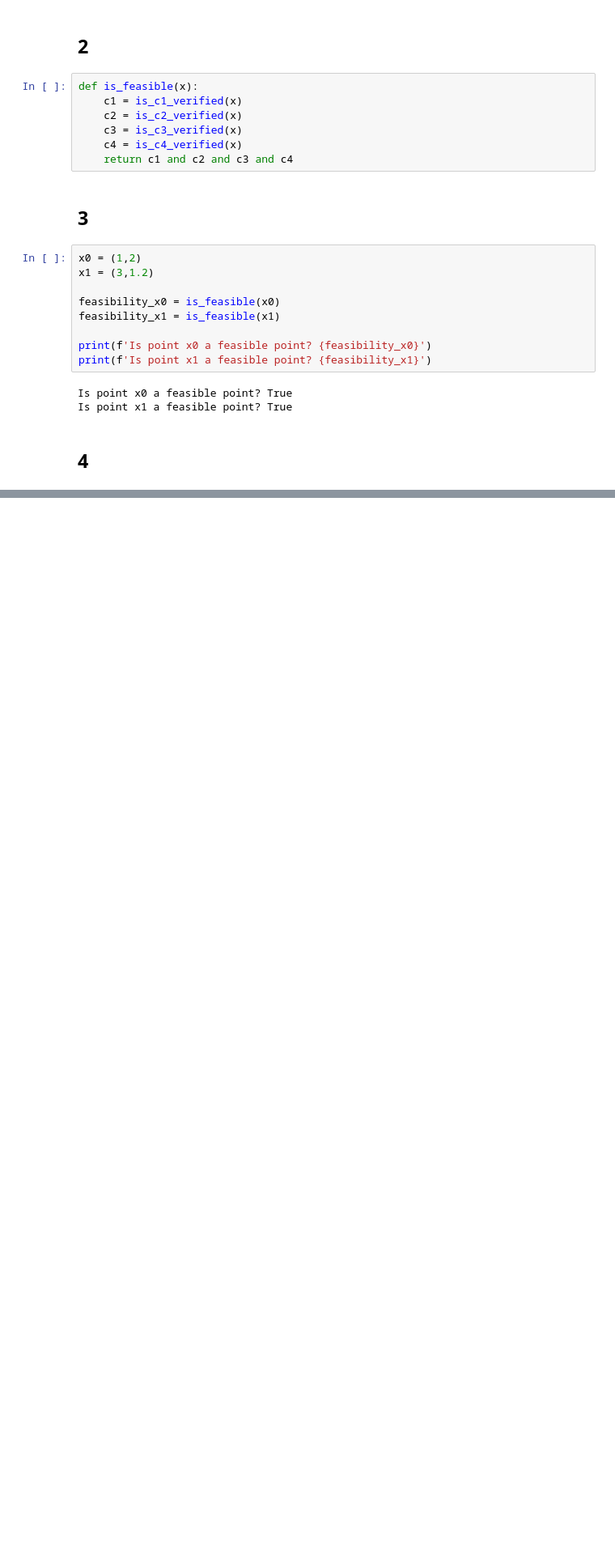
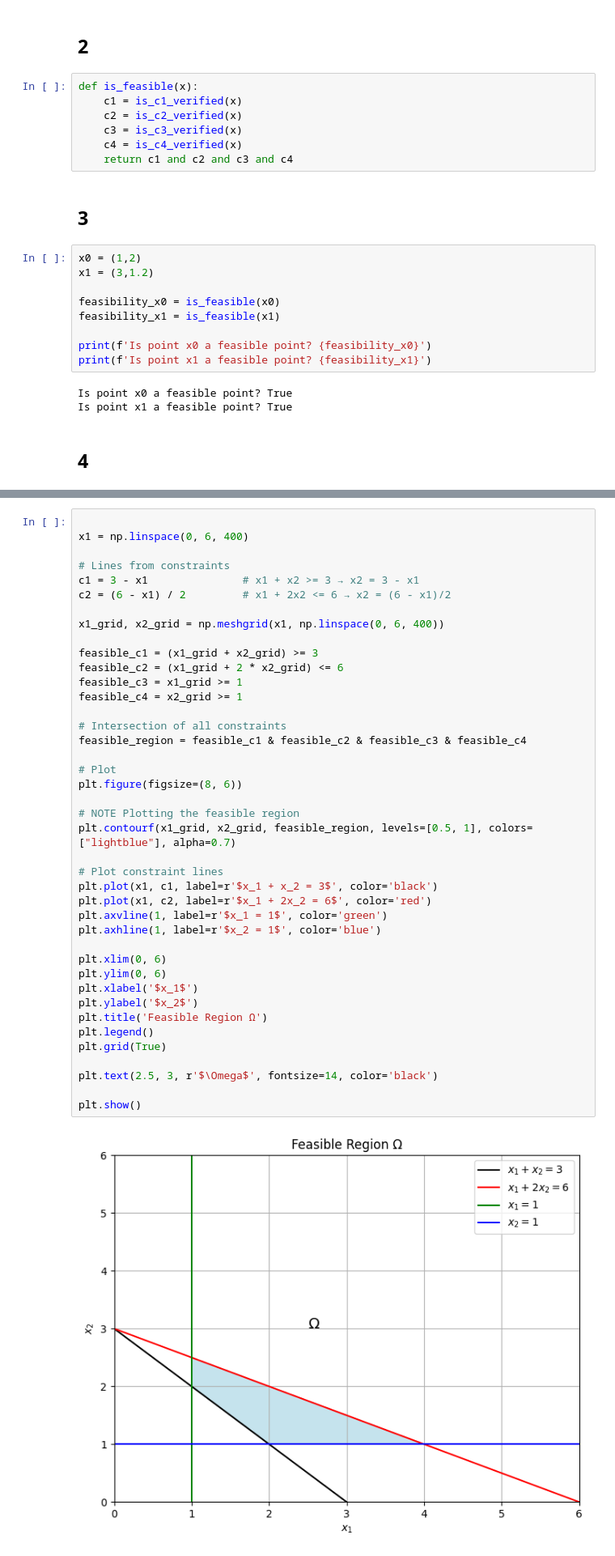
Before and after one commit to lambione/OPTIMIZATION-METHODS, a Jupyter notebook: ASS6/assignment6.ipynb, the cells around one changed output, grey strips where cells are left out. Shown at 81% size. Drawn from its saved outputs; the diff is of its cells as text; blank space fills up the shorter version.

```diff
--- a/ASS6/assignment6.ipynb
+++ b/ASS6/assignment6.ipynb
@@ -88,0 +105,43 @@ TypeError: cannot unpack non-iterable int object
+# %%
+
+x1 = np.linspace(0, 6, 400)
+
+# Lines from constraints
+c1 = 3 - x1               # x1 + x2 >= 3 → x2 = 3 - x1
+c2 = (6 - x1) / 2         # x1 + 2x2 <= 6 → x2 = (6 - x1)/2
+
+x1_grid, x2_grid = np.meshgrid(x1, np.linspace(0, 6, 400))
+
+feasible_c1 = (x1_grid + x2_grid) >= 3
+feasible_c2 = (x1_grid + 2 * x2_grid) <= 6
+feasible_c3 = x1_grid >= 1
+feasible_c4 = x2_grid >= 1
+
+# Intersection of all constraints
+feasible_region = feasible_c1 & feasible_c2 & feasible_c3 & feasible_c4
+
+# Plot
+plt.figure(figsize=(8, 6))
+
+# NOTE Plotting the feasible region
+plt.contourf(x1_grid, x2_grid, feasible_region, levels=[0.5, 1], colors=["lightblue"], alpha=0.7)
+
+# Plot constraint lines
+plt.plot(x1, c1, label=r'$x_1 + x_2 = 3$', color='black')
+plt.plot(x1, c2, label=r'$x_1 + 2x_2 = 6$', color='red')
+plt.axvline(1, label=r'$x_1 = 1$', color='green')
+plt.axhline(1, label=r'$x_2 = 1$', color='blue')
+
+plt.xlim(0, 6)
+plt.ylim(0, 6)
+plt.xlabel('$x_1$')
+plt.ylabel('$x_2$')
+plt.title('Feasible Region Ω')
+plt.legend()
+plt.grid(True)
+
+plt.text(2.5, 3, r'$\Omega$', fontsize=14, color='black')
+
+plt.show()
+# %% [output]
+[figure, added]
```
Also changed, not shown: parts of 25 cells of this notebook.
